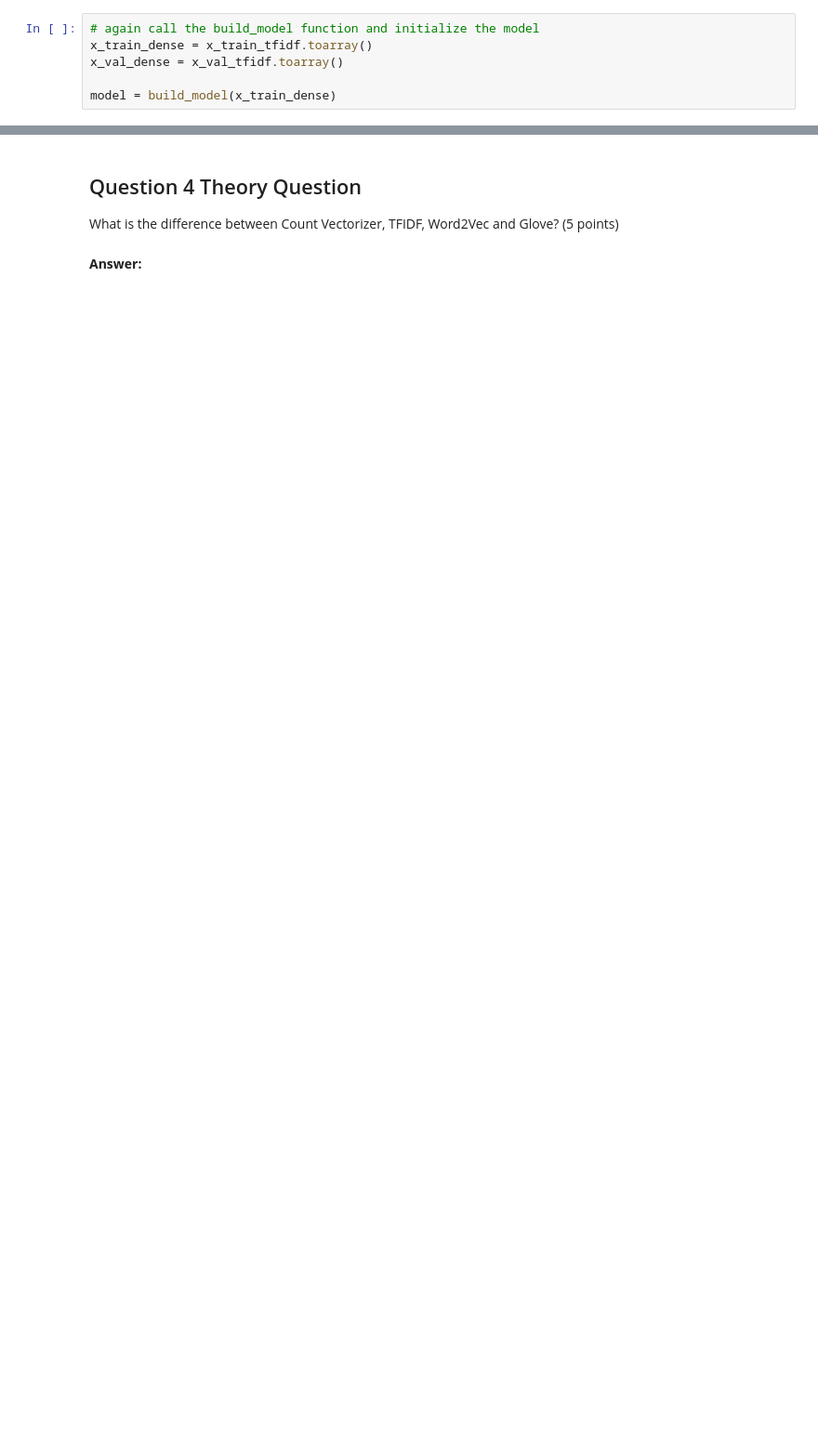
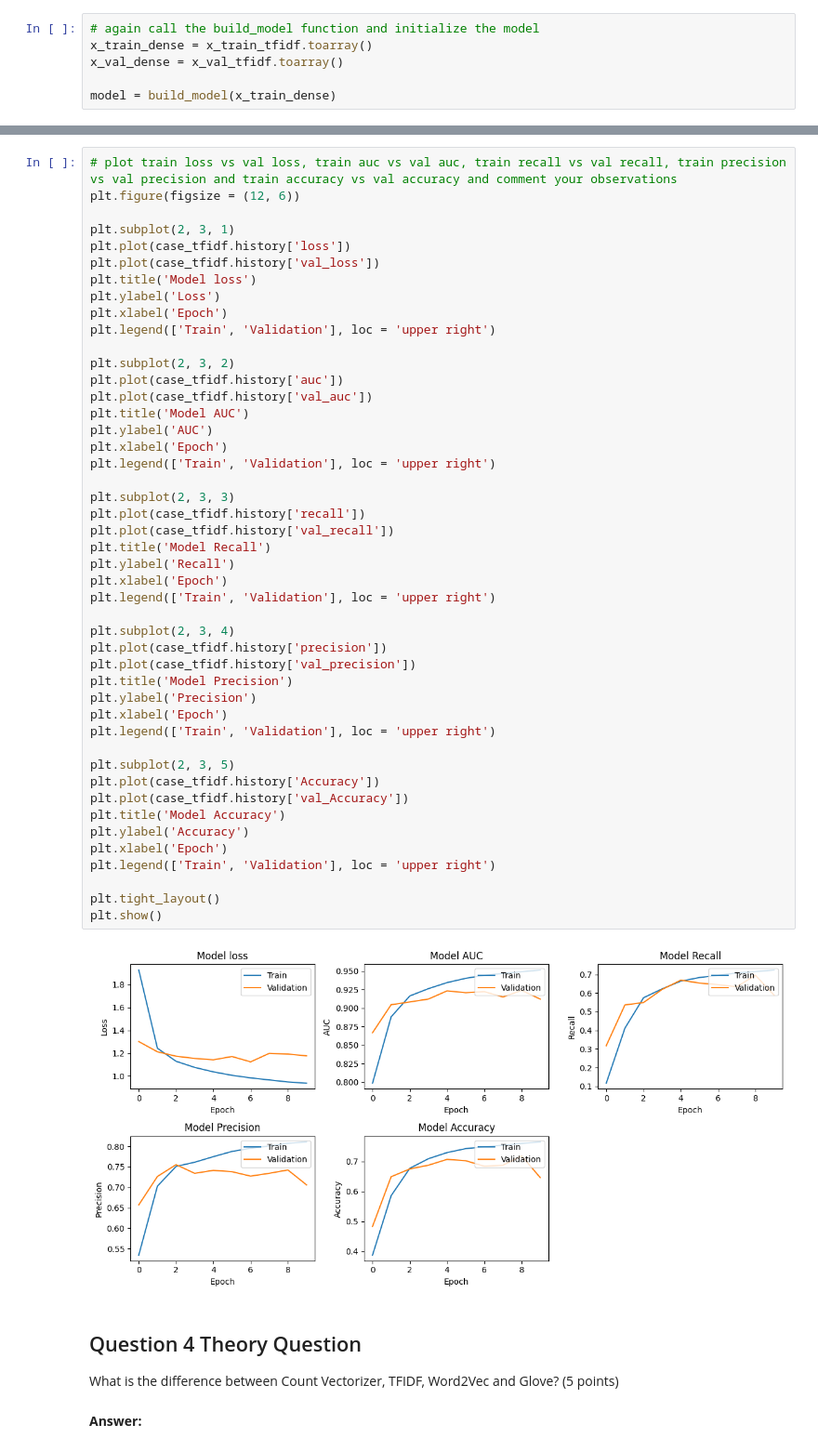
Before and after one commit to AndyFCui/NaturalLanguageProcessing_Intro, a Jupyter notebook: as2/CS6120_NLP_Assignment_2.ipynb, the cells around one changed output, grey strips where cells are left out. Shown at 93% size. Cells and saved outputs as stored; diff of their text form; blank space fills up the shorter version.

```diff
--- a/as2/CS6120_NLP_Assignment_2.ipynb
+++ b/as2/CS6120_NLP_Assignment_2.ipynb
@@ -1043,3 +1048,51 @@ Make sure all arrays contain the same number of samples.
+# %%
+# plot train loss vs val loss, train auc vs val auc, train recall vs val recall, train precision vs val precision and train accuracy vs val accuracy and comment your observations
+plt.figure(figsize = (12, 6))
+
+plt.subplot(2, 3, 1)
+plt.plot(case_tfidf.history['loss'])
+plt.plot(case_tfidf.history['val_loss'])
+plt.title('Model loss')
+plt.ylabel('Loss')
+plt.xlabel('Epoch')
+plt.legend(['Train', 'Validation'], loc = 'upper right')
+
+plt.subplot(2, 3, 2)
+plt.plot(case_tfidf.history['auc'])
+plt.plot(case_tfidf.history['val_auc'])
+plt.title('Model AUC')
+plt.ylabel('AUC')
+plt.xlabel('Epoch')
+plt.legend(['Train', 'Validation'], loc = 'upper right')
+
+plt.subplot(2, 3, 3)
+plt.plot(case_tfidf.history['recall'])
+plt.plot(case_tfidf.history['val_recall'])
+plt.title('Model Recall')
+plt.ylabel('Recall')
+plt.xlabel('Epoch')
+plt.legend(['Train', 'Validation'], loc = 'upper right')
+
+plt.subplot(2, 3, 4)
+plt.plot(case_tfidf.history['precision'])
+plt.plot(case_tfidf.history['val_precision'])
+plt.title('Model Precision')
+plt.ylabel('Precision')
+plt.xlabel('Epoch')
+plt.legend(['Train', 'Validation'], loc = 'upper right')
+
+plt.subplot(2, 3, 5)
+plt.plot(case_tfidf.history['Accuracy'])
+plt.plot(case_tfidf.history['val_Accuracy'])
+plt.title('Model Accuracy')
+plt.ylabel('Accuracy')
+plt.xlabel('Epoch')
+plt.legend(['Train', 'Validation'], loc = 'upper right')
+
+plt.tight_layout()
+plt.show()
+# %% [output]
+[figure, added]
 # %% [markdown]
 ## Question 4 Theory Question
 
```
Also changed, not shown: parts of 12 cells of this notebook.
